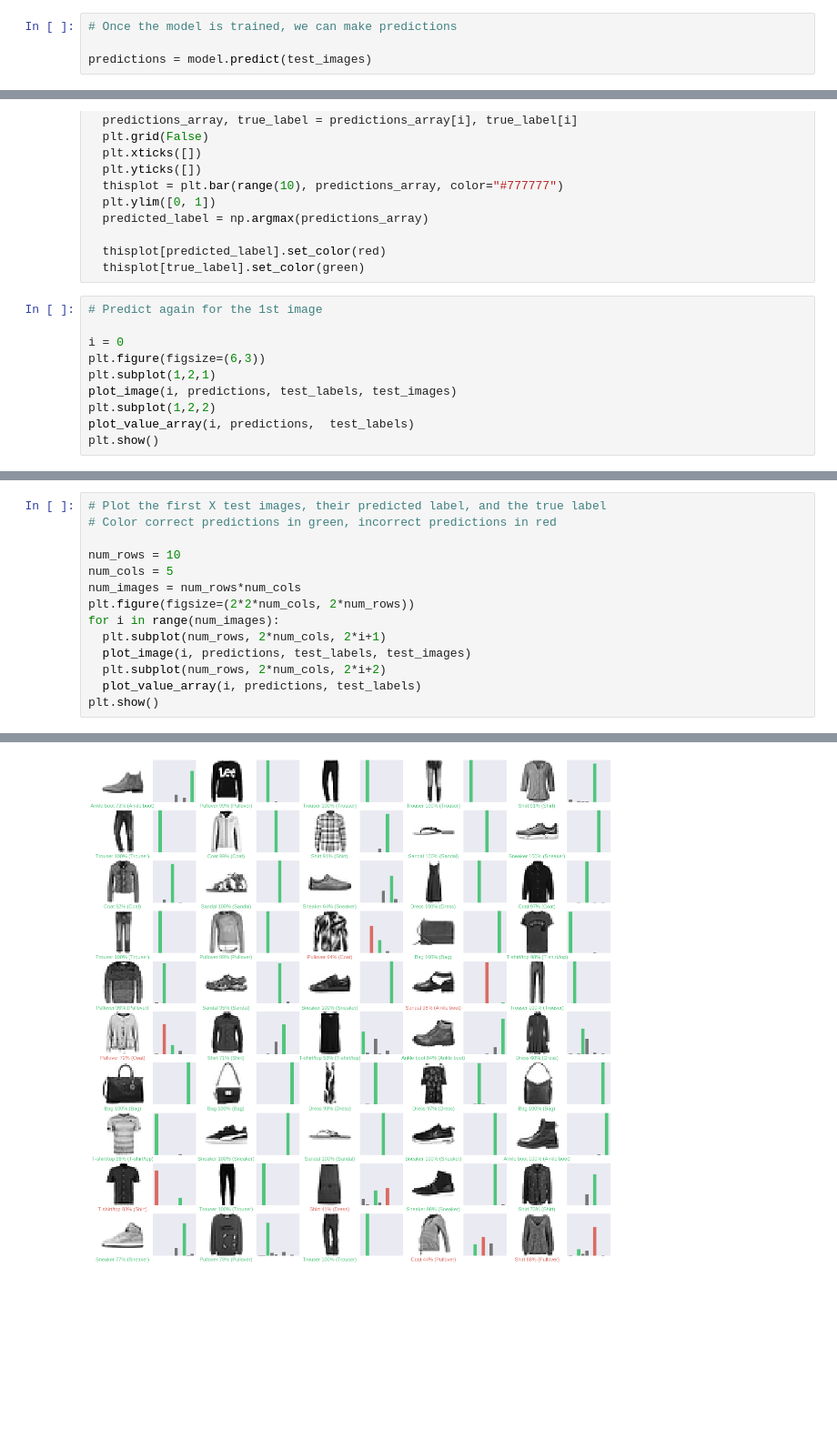
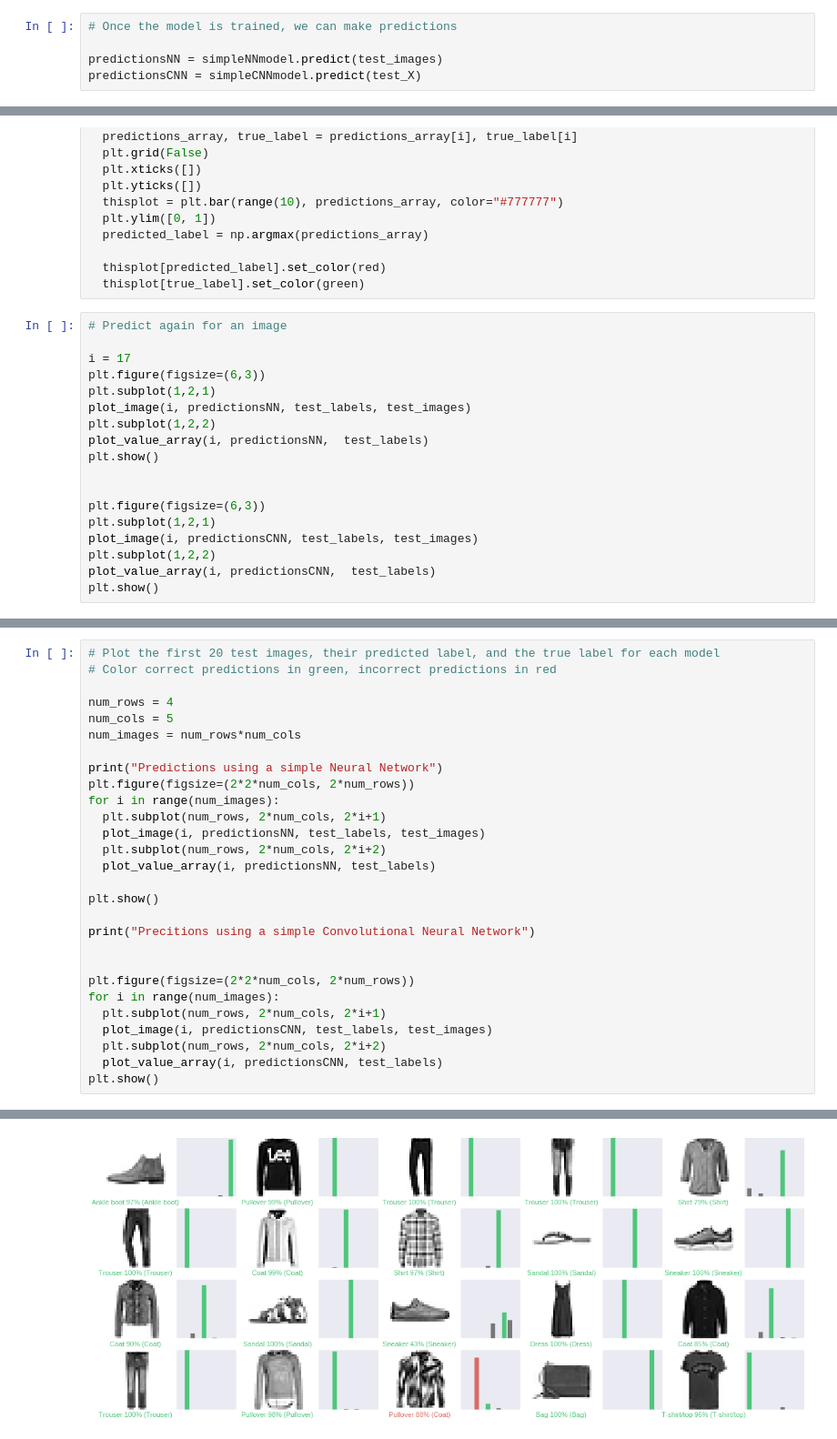
Before and after one commit to leedah/fashion-mnist, a Jupyter notebook: fashionMNIST.ipynb, the cells around one changed output, grey strips where cells are left out. Shown at 91% size. Saved outputs shown, nothing was run; the diff lists cells and outputs as text; blank space fills up the shorter version.

```diff
--- a/fashionMNIST.ipynb
+++ b/fashionMNIST.ipynb
@@ -149,7 +244,8 @@ This gap between training accuracy and test accuracy is an example of overfittin
 # %%
 # Once the model is trained, we can make predictions
 
-predictions = model.predict(test_images)
+predictionsNN = simpleNNmodel.predict(test_images)
+predictionsCNN = simpleCNNmodel.predict(test_X)
 # %%
 # A prediction is an array of 10 numbers. These describe the "confidence" of the model that the image corresponds to each of the 10 different articles of clothing.
 
@@ -206,13 +302,21 @@ def plot_value_array(i, predictions_array, true_label):
   thisplot[predicted_label].set_color(red)
   thisplot[true_label].set_color(green)
 # %%
-# Predict again for the 1st image
+# Predict again for an image
 
-i = 0
+i = 17
 plt.figure(figsize=(6,3))
 plt.subplot(1,2,1)
-plot_image(i, predictions, test_labels, test_images)
+plot_image(i, predictionsNN, test_labels, test_images)
 plt.subplot(1,2,2)
-plot_value_array(i, predictions,  test_labels)
+plot_value_array(i, predictionsNN,  test_labels)
 plt.show()
+
+
+plt.figure(figsize=(6,3))
+plt.subplot(1,2,1)
+plot_image(i, predictionsCNN, test_labels, test_images)
+plt.subplot(1,2,2)
+plot_value_array(i, predictionsCNN,  test_labels)
+plt.show()
 # %% [output]
@@ -220,15 +325,29 @@ plt.show()
 # %%
-# Plot the first X test images, their predicted label, and the true label
+# Plot the first 20 test images, their predicted label, and the true label for each model
 # Color correct predictions in green, incorrect predictions in red
 
-num_rows = 10
+num_rows = 4
 num_cols = 5
 num_images = num_rows*num_cols
+
+print("Predictions using a simple Neural Network")
 plt.figure(figsize=(2*2*num_cols, 2*num_rows))
 for i in range(num_images):
   plt.subplot(num_rows, 2*num_cols, 2*i+1)
-  plot_image(i, predictions, test_labels, test_images)
+  plot_image(i, predictionsNN, test_labels, test_images)
   plt.subplot(num_rows, 2*num_cols, 2*i+2)
-  plot_value_array(i, predictions, test_labels)
+  plot_value_array(i, predictionsNN, test_labels)
+
 plt.show()
+
+print("Precitions using a simple Convolutional Neural Network")
+
+
+plt.figure(figsize=(2*2*num_cols, 2*num_rows))
+for i in range(num_images):
+  plt.subplot(num_rows, 2*num_cols, 2*i+1)
+  plot_image(i, predictionsCNN, test_labels, test_images)
+  plt.subplot(num_rows, 2*num_cols, 2*i+2)
+  plot_value_array(i, predictionsCNN, test_labels)
+plt.show()
 # %% [output]
@@ -235 +355 @@ plt.show()
-[figure, old version]
+[figure, new version]
```
Also changed, not shown: parts of 20 cells of this notebook.
